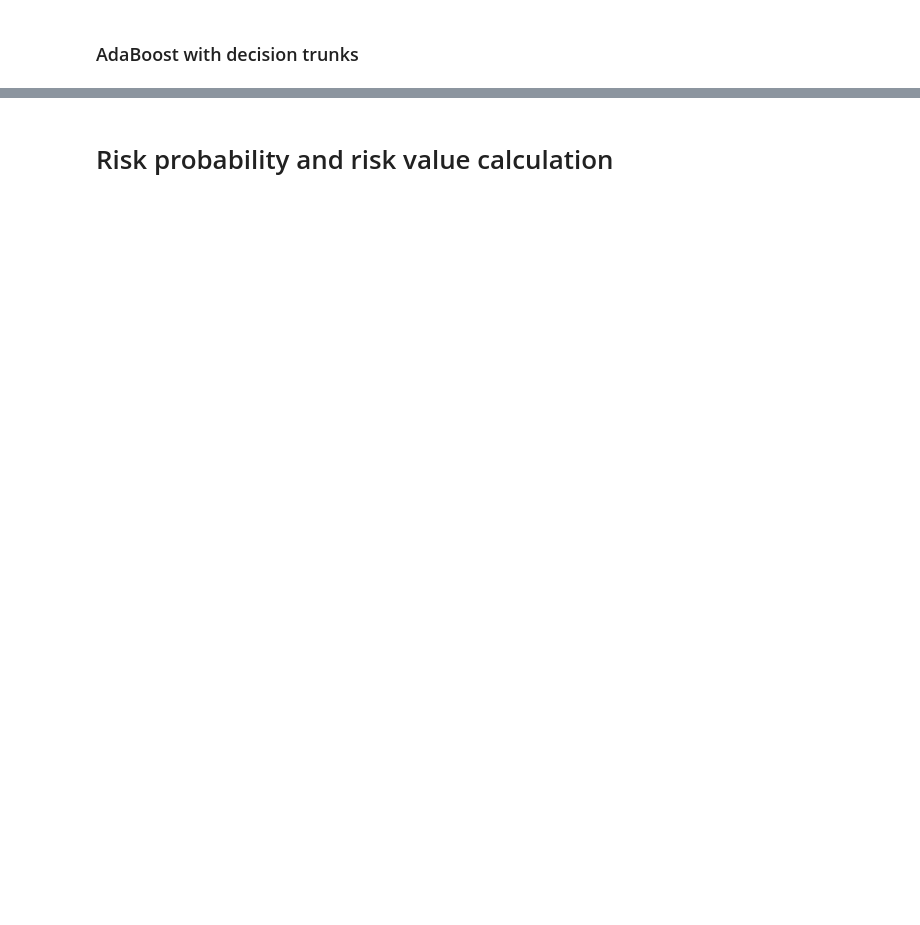
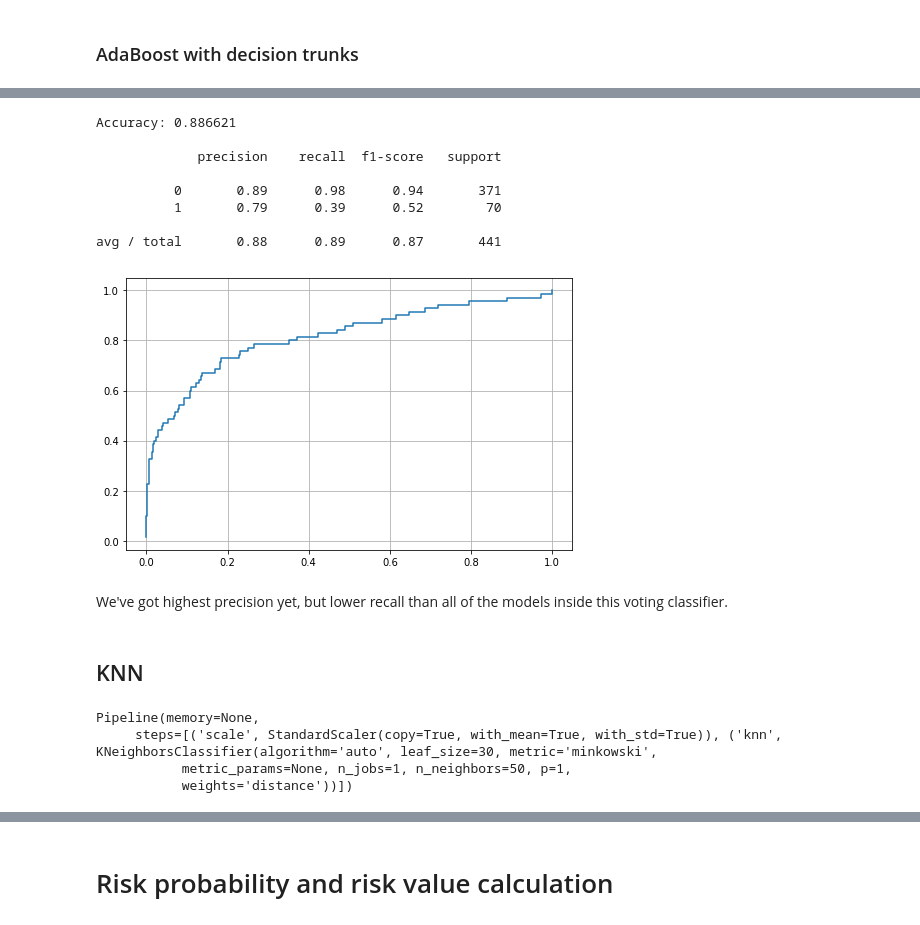
Before and after one commit to fatvlady/risk_analysis_lab, a Jupyter notebook: notebooks/attrition.ipynb, the cells around one changed output, grey strips where cells are left out. Saved outputs shown, nothing was run; the diff lists cells and outputs as text; code cells hidden in the pictures; blank space fills up the shorter version.

```diff
--- a/notebooks/attrition.ipynb
+++ b/notebooks/attrition.ipynb
@@ -543,0 +583,6 @@ plot_importances('Gradient Boosting', adb)
+# %%
+from sklearn.ensemble import VotingClassifier
+vot = VotingClassifier(estimators=[('rf', rf), ('gb', gb), ('adt', adt)],
+                       voting='soft',
+                       n_jobs=-1)
+vot.fit(smote_train, smote_target)
@@ -543,0 +598,30 @@ plot_importances('Gradient Boosting', adb)
+# %%
+vot_predictions = test_validation(vot)
+# %% [output]
+Accuracy: 0.886621
+
+             precision    recall  f1-score   support
+
+          0       0.89      0.98      0.94       371
+          1       0.79      0.39      0.52        70
+
+avg / total       0.88      0.89      0.87       441
+[figure, added]
+# %% [markdown]
+We've got highest precision yet, but lower recall than all of the models inside this voting classifier.
+# %% [markdown]
+## KNN
+# %%
+from sklearn.neighbors import KNeighborsClassifier
+from sklearn.preprocessing import StandardScaler, RobustScaler, MinMaxScaler
+from sklearn.pipeline import Pipeline
+ppl = Pipeline([
+    ('scale', StandardScaler()),
+    ('knn', KNeighborsClassifier(n_neighbors=50,weights='distance', p=1))
+])
+ppl.fit(smote_train, smote_target)
+# %% [output]
+Pipeline(memory=None,
+     steps=[('scale', StandardScaler(copy=True, with_mean=True, with_std=True)), ('knn', KNeighborsClassifier(algorithm='auto', leaf_size=30, metric='minkowski',
+           metric_params=None, n_jobs=1, n_neighbors=50, p=1,
+           weights='distance'))])
```
Also changed, not shown: parts of 17 cells of this notebook.
